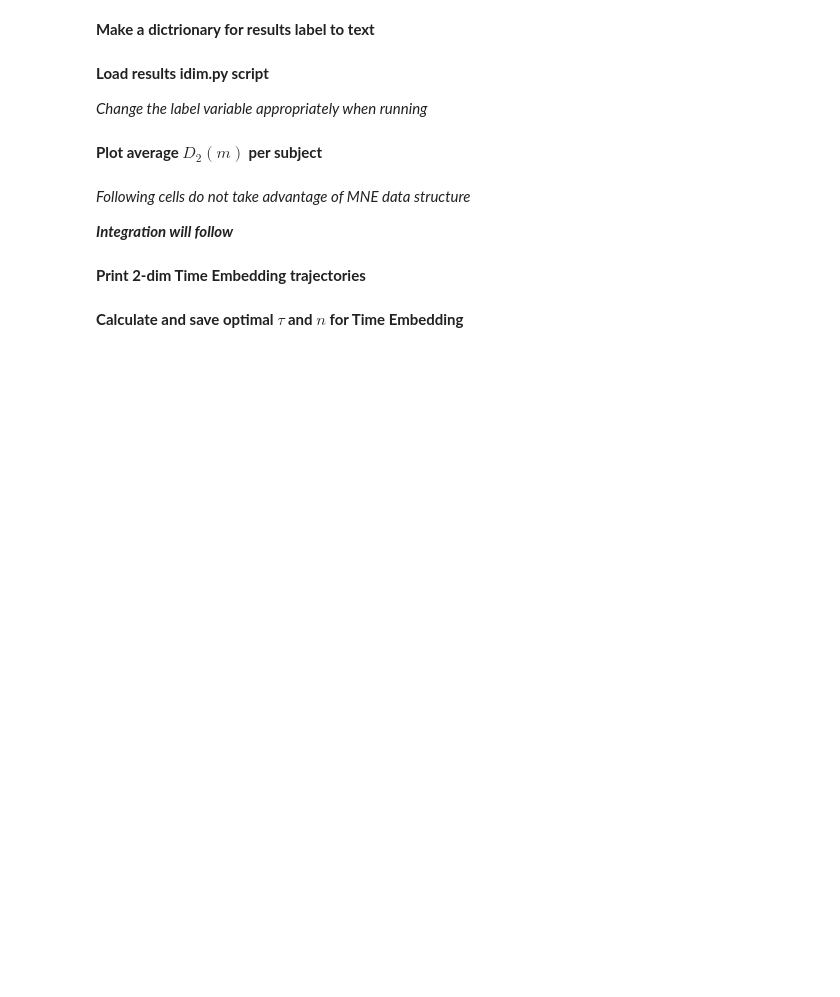
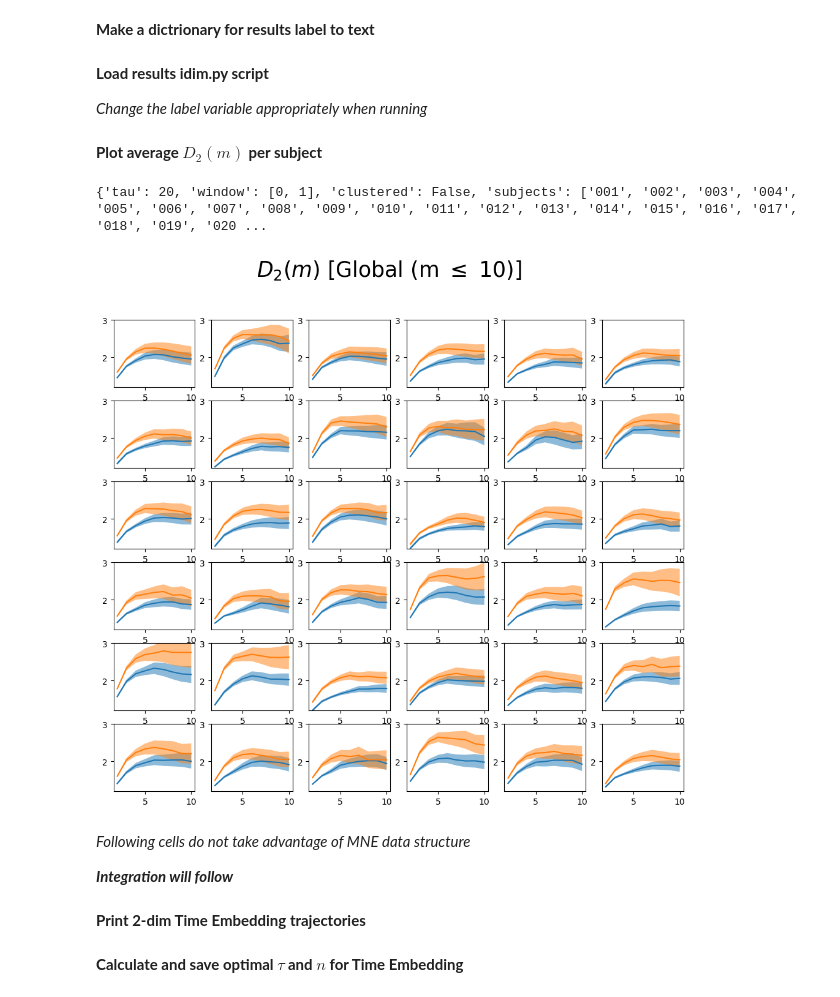
Before and after one commit to lunahsenzacca/nlin-EEG, a Jupyter notebook: nlin-EEG.ipynb, the cells around one changed output. Drawn from its saved outputs; the diff is of its cells as text; code cells hidden in the pictures; blank space fills up the shorter version.

```diff
--- a/nlin-EEG.ipynb
+++ b/nlin-EEG.ipynb
@@ -313,22 +313,25 @@ else:
 # %%
 # Launch with wrapper
 
 # Experiment label
 exp_name = 'bmasking'
 
 # Results label
-lb = 'CPOF'
+lb = 'G'
 
 # Select specific calculation
 calc_lb = 'GoodRange'
 
 # Choose how to average data for plotting
 avg_method = 'pois'
 
 # Launch the wrapper
 from plotting import plot_scalar
 
 plot_scalar(exp_name = exp_name, obs_name = 'idim', res_lb = lb, calc_lb = calc_lb, avg_method = avg_method)
+# %% [output]
+{'tau': 20, 'window': [0, 1], 'clustered': False, 'subjects': ['001', '002', '003', '004', '005', '006', '007', '008', '009', '010', '011', '012', '013', '014', '015', '016', '017', '018', '019', '020 ...
+[figure, added]
 # %% [markdown]
 *Following cells do not take advantage of MNE data structure*
 
```
Also changed, not shown: parts of 1 cell of this notebook, 6 other files.
